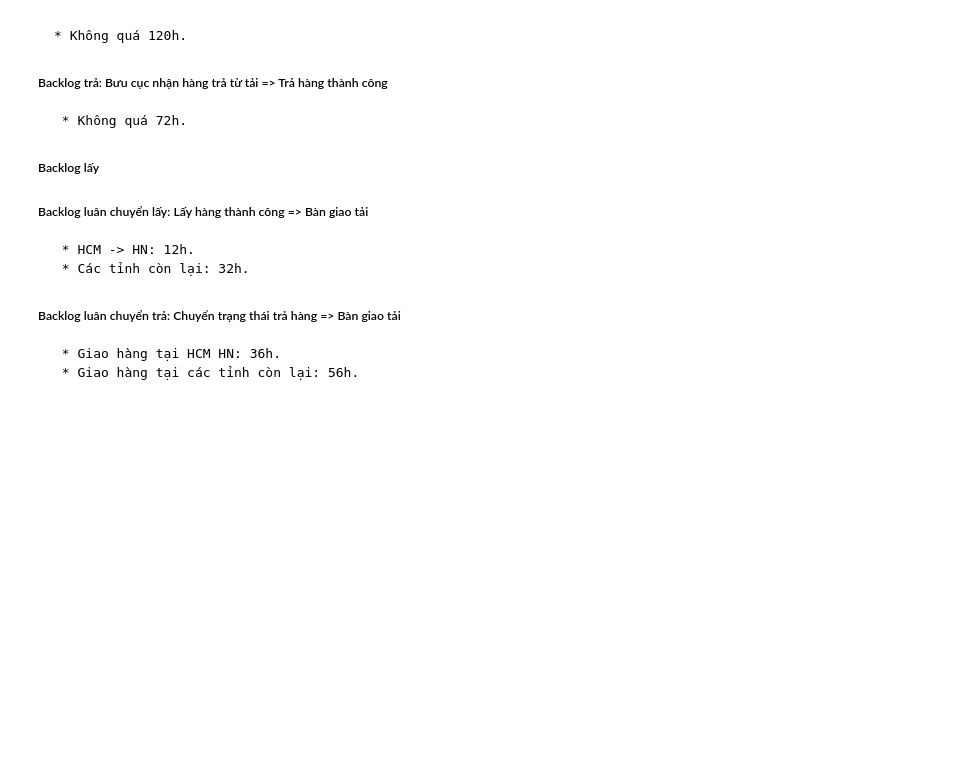
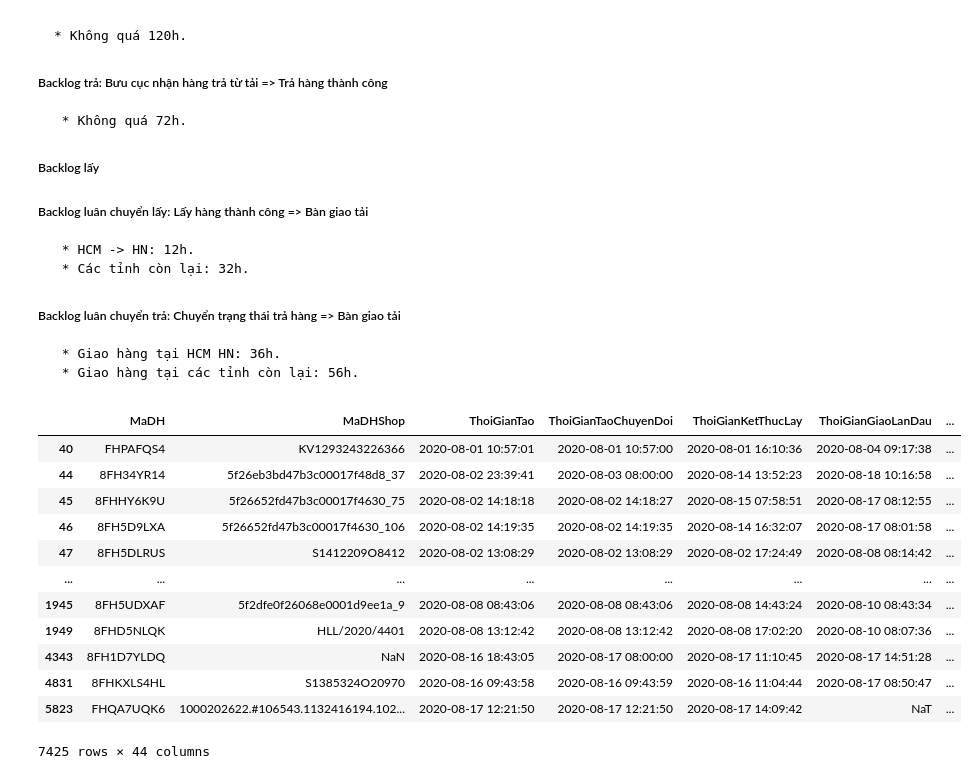
Before and after one commit to tranvietphuoc/notebook, a Jupyter notebook: backlog.ipynb, the cells around one changed output. Saved outputs shown, nothing was run; the diff lists cells and outputs as text; code cells hidden in the pictures; blank space fills up the shorter version.

```diff
--- a/backlog.ipynb
+++ b/backlog.ipynb
@@ -97,6 +97,7 @@ export[[
 
 # set display of dataframe
 pd.set_option('display.max_columns', 88)
+pd.set_option('display.max_rows', 100)
 
 # join with inside
 data = pd.merge(export, inside[['MaDH','MaKien', 'KhoGui', 'KhoNhan', 'TGNhanKien']], on='MaDH', how='left')
@@ -161,34 +162,48 @@ returned_transit = data.loc[data['TrangThai'].isin([
     'Trả hàng', 'Chờ trả hàng'
 ]) & (((data['KhoTra'] == '<nil>') & (data['KhoLay'] != data['KhoHienTai'])) |\
       ((data['KhoTra'] != '<nil>') & (data['KhoTra'] != data['KhoHienTai'])))]
 returned_transit['LoaiBacklog'] = 'Xử lý luân chuyển trả'
 returned_transit['N0'] = returned_transit['ThoiGianKetThucGiao']
 returned_transit['N+'] = returned_transit[
     (returned_transit['DenTinh'] == 'Hà Nội') | (returned_transit['DenTinh'] == 'Hồ Chí Minh')]['N0'] + pd.Timedelta(days=36/24)
 returned_transit['N+'] = returned_transit[
     ~((returned_transit['DenTinh'] == 'Hà Nội') | (returned_transit['DenTinh'] == 'Hồ Chi Minh'))
 ]['N0'] + pd.Timedelta(days=56/24)
 returned_transit['Aging'] = (datetime.today() - returned_transit['N+']).fillna(pd.Timedelta(days=9999))
 
 
 # composite data
 data = delivery.append([returned, pickup, transit, returned_transit])
 data['e-commerces'] = np.nan
 
 # name of e-commerces exchange
 data.loc[data['MaKH'].isin(shopee_codes), 'e-commerces'] = 'Shopee'
 # shopee_name['e-commerces'] = 'Shopee'
 data.loc[data['MaKH'].isin(sendo_codes), 'e-commerces'] = 'Sendo'
 # sendo_name['e-commerces'] = 'Sendo'
 data.loc[data['MaKH'].isin(tiki_codes), 'e-commerces'] = 'Tiki'
 # tiki_name['e-commerces'] = 'Tiki'
 data.loc[data['MaKH'].isin(lazada_codes), 'e-commerces'] = 'Lazada'
 
 # lazada_name['e-commerces'] = 'Lazada'
 # data['e-commerces'] = shopee_name.append([sendo_name, tiki_name, lazada_name])
 
 # data['ToanTrinh'] = data[data['MaKH'].isin(floors)]['N0'] - datetime.today()
-data.loc[data['e-commerces'] == 'Sendo']
+data
+# %% [output]
+|  | MaDH | MaDHShop | ThoiGianTao | ThoiGianTaoChuyenDoi | ThoiGianKetThucLay | ThoiGianGiaoLanDau | ... |
+| 40 | FHPAFQS4 | KV1293243226366 | 2020-08-01 10:57:01 | 2020-08-01 10:57:00 | 2020-08-01 16:10:36 | 2020-08-04 09:17:38 | ... |
+| 44 | 8FH34YR14 | 5f26eb3bd47b3c00017f48d8_37 | 2020-08-02 23:39:41 | 2020-08-03 08:00:00 | 2020-08-14 13:52:23 | 2020-08-18 10:16:58 | ... |
+| 45 | 8FHHY6K9U | 5f26652fd47b3c00017f4630_75 | 2020-08-02 14:18:18 | 2020-08-02 14:18:27 | 2020-08-15 07:58:51 | 2020-08-17 08:12:55 | ... |
+| 46 | 8FH5D9LXA | 5f26652fd47b3c00017f4630_106 | 2020-08-02 14:19:35 | 2020-08-02 14:19:35 | 2020-08-14 16:32:07 | 2020-08-17 08:01:58 | ... |
+| 47 | 8FH5DLRUS | S1412209O8412 | 2020-08-02 13:08:29 | 2020-08-02 13:08:29 | 2020-08-02 17:24:49 | 2020-08-08 08:14:42 | ... |
+| ... | ... | ... | ... | ... | ... | ... | ... |
+| 1945 | 8FH5UDXAF | 5f2dfe0f26068e0001d9ee1a_9 | 2020-08-08 08:43:06 | 2020-08-08 08:43:06 | 2020-08-08 14:43:24 | 2020-08-10 08:43:34 | ... |
+| 1949 | 8FHD5NLQK | HLL/2020/4401 | 2020-08-08 13:12:42 | 2020-08-08 13:12:42 | 2020-08-08 17:02:20 | 2020-08-10 08:07:36 | ... |
+| 4343 | 8FH1D7YLDQ | NaN | 2020-08-16 18:43:05 | 2020-08-17 08:00:00 | 2020-08-17 11:10:45 | 2020-08-17 14:51:28 | ... |
+| 4831 | 8FHKXLS4HL | S1385324O20970 | 2020-08-16 09:43:58 | 2020-08-16 09:43:59 | 2020-08-16 11:04:44 | 2020-08-17 08:50:47 | ... |
+| 5823 | FHQA7UQK6 | 1000202622.#106543.1132416194.102... | 2020-08-17 12:21:50 | 2020-08-17 12:21:50 | 2020-08-17 14:09:42 | NaT | ... |
+7425 rows × 44 columns
 # %%
 # export data backlog to google sheets
 # data export
```
